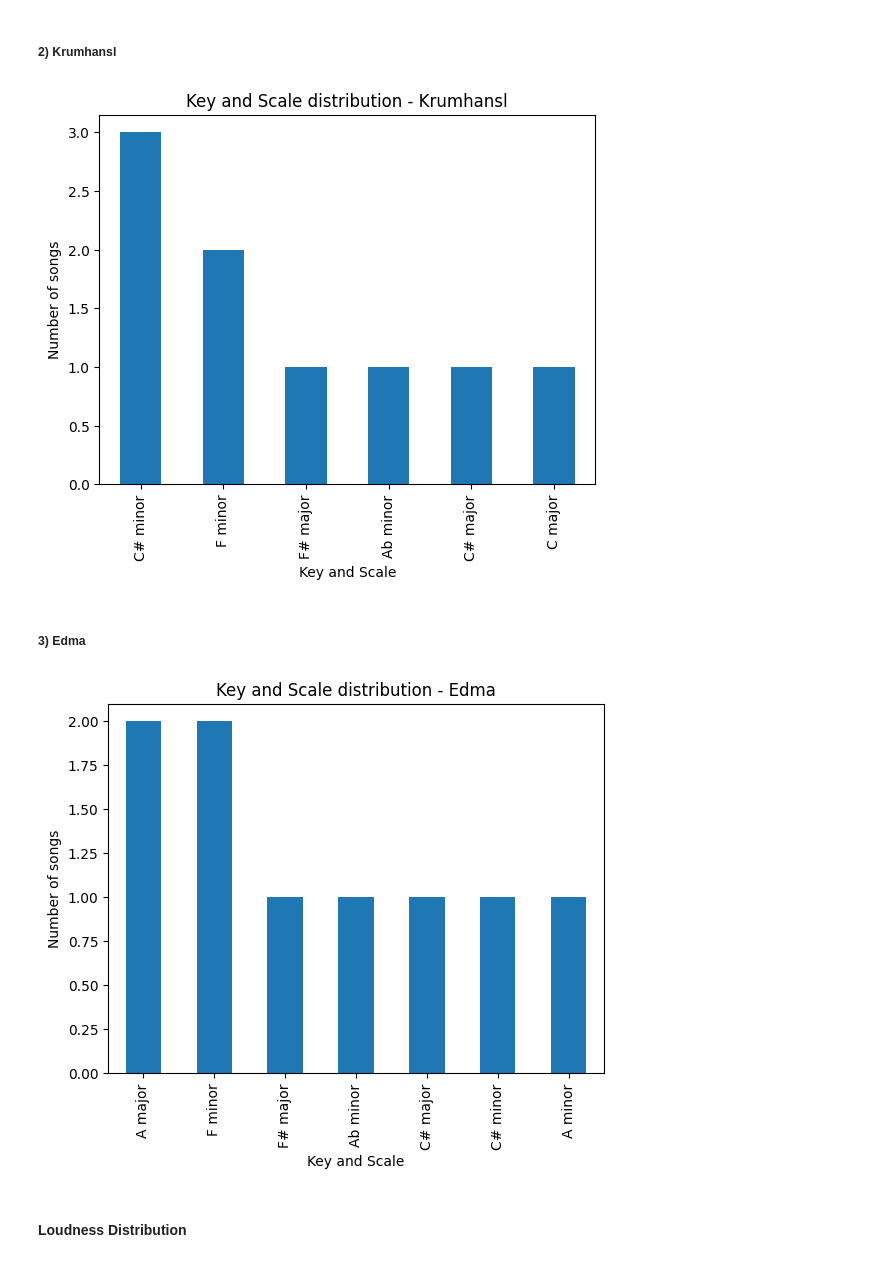
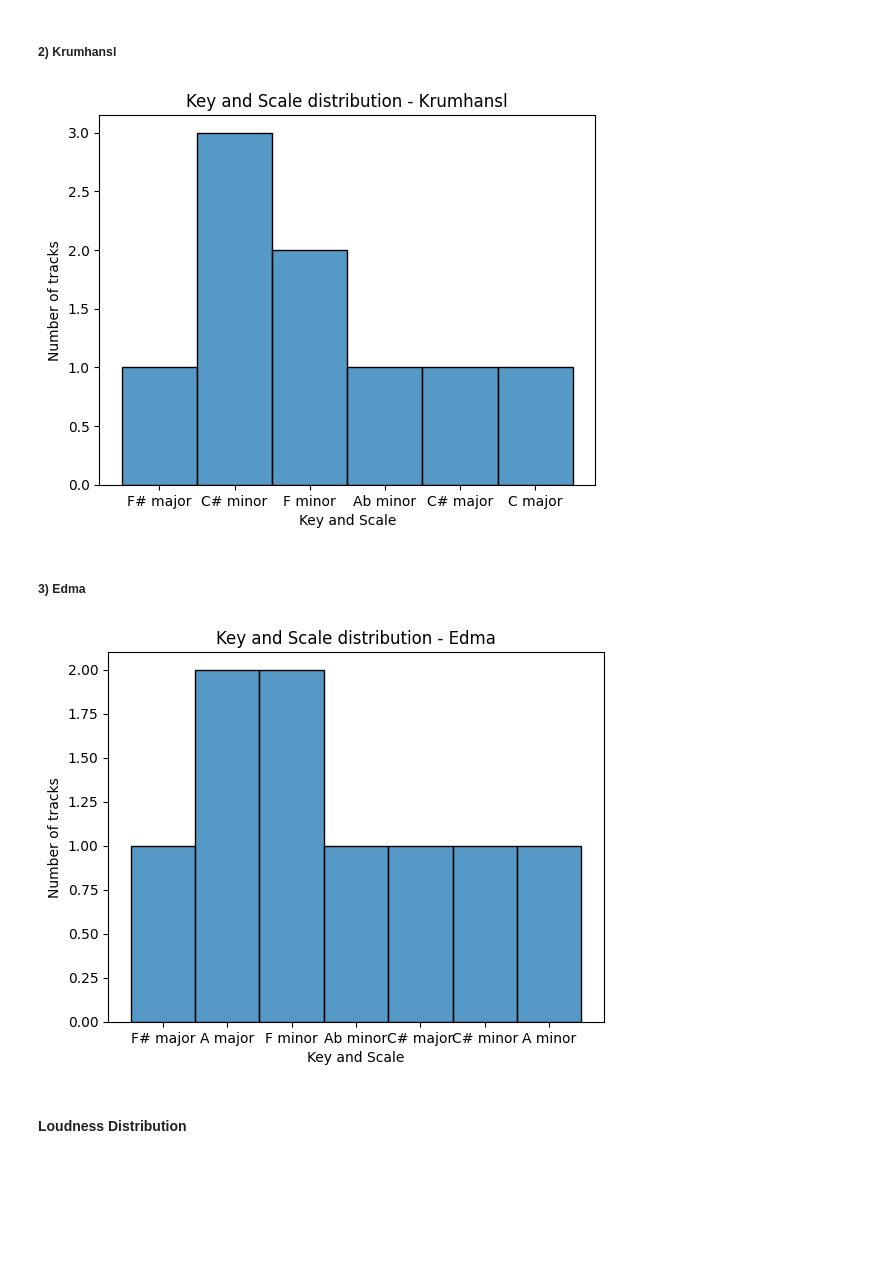
Before and after one commit to root2pk/music_similarity_playlists, a Jupyter notebook: statistics.ipynb, the cells around one changed output. Cells and saved outputs as stored; diff of their text form; code cells hidden in the pictures; blank space fills up the shorter version.

```diff
--- a/statistics.ipynb
+++ b/statistics.ipynb
@@ -62,16 +71,16 @@ plt.show()
 # %%
 # Plot key and scale distribution - Krumhansl
 df = pd.read_csv('features.csv', usecols = [4, 5])
 df.columns = ['key', 'scale']
 # Combine key and scale into one column
 df['Key and Scale'] = df['key'] + ' ' + df['scale']
-df['Key and Scale'].value_counts().plot(kind='bar')
+sns.histplot(data=df, x='Key and Scale')
 plt.title('Key and Scale distribution - Krumhansl')
 plt.xlabel('Key and Scale')
-plt.ylabel('Number of songs')
+plt.ylabel('Number of tracks')
 plt.show()
 # %% [output]
-[figure, old version]
+[figure, new version]
 # %% [markdown]
 ##### 3) Edma
 # %%
@@ -80,13 +89,13 @@ df = pd.read_csv('features.csv', usecols = [6, 7])
 df.columns = ['key', 'scale']
 # Combine key and scale into one column
 df['Key and Scale'] = df['key'] + ' ' + df['scale']
-df['Key and Scale'].value_counts().plot(kind='bar')
+sns.histplot(data=df, x='Key and Scale')
 plt.title('Key and Scale distribution - Edma')
 plt.xlabel('Key and Scale')
-plt.ylabel('Number of songs')
+plt.ylabel('Number of tracks')
 plt.show()
 # %% [output]
-[figure, old version]
+[figure, new version]
 # %% [markdown]
 #### Loudness Distribution
 # %%
```
Also changed, not shown: parts of 10 cells of this notebook, 8 other files.
